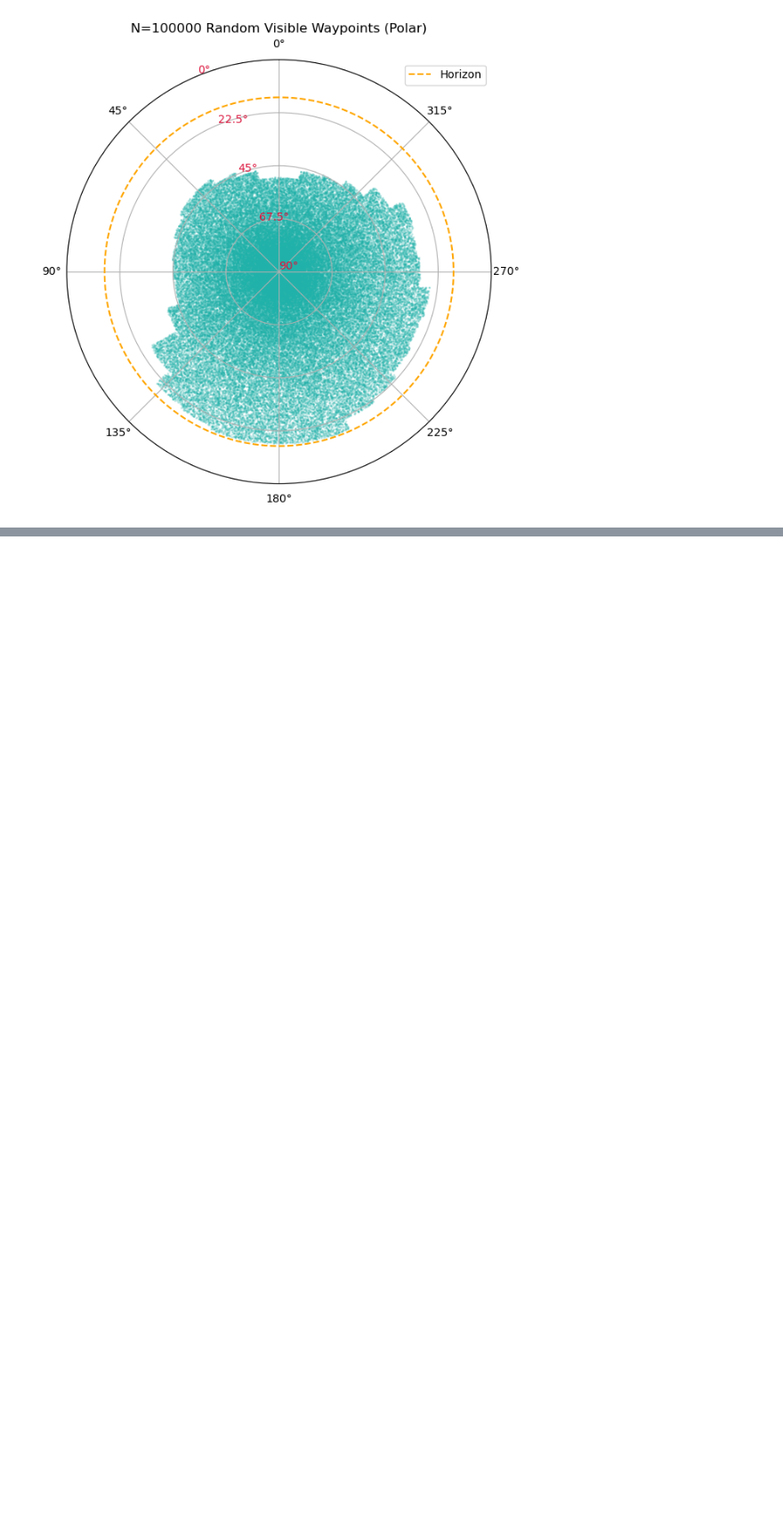
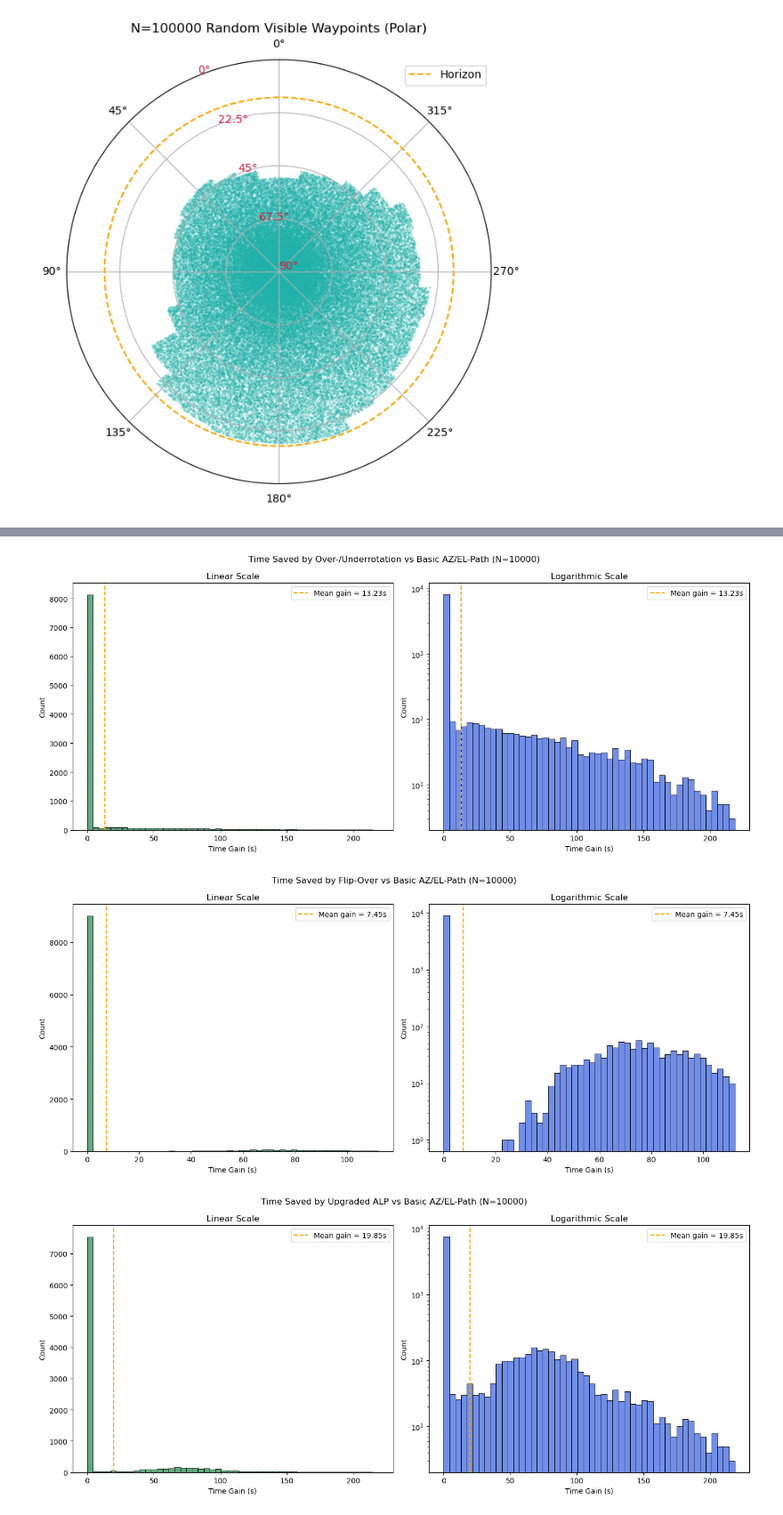
Before and after one commit to S-Wimmer1/Going-the-short-way, a Jupyter notebook: radtel3.0.ipynb, the cells around one changed output, grey strips where cells are left out. Shown at 89% size. Cells and saved outputs as stored; diff of their text form; code cells hidden in the pictures; blank space fills up the shorter version.

```diff
--- a/radtel3.0.ipynb
+++ b/radtel3.0.ipynb
@@ -158,6 +158,17 @@ def path_time_continuous(path):
     time_el = total_el / EL_SPEED
     return max(time_az, time_el)
 
+def slerp_direct_time(start, end):
+    p0 = azel_to_cartesian(*start)
+    p1 = azel_to_cartesian(*end)
+    omega = np.arccos(np.clip(np.dot(p0, p1), -1.0, 1.0))
+    arc_deg = np.degrees(omega)
+
+    time_az = arc_deg / AZ_SPEED
+    time_el = arc_deg / EL_SPEED
+
+    return max(time_az, time_el)
+
 slerp_path_time = path_time_continuous
 # %%
 #NOTE HELPER functions
@@ -387,7 +398,7 @@ def compare_method(wps: List[Tuple[float, float]], steps: int = 500) -> pd.DataF
 
 
         path_slerp = slerp_path(*start, *end, steps=500)
-        time_slerp = slerp_path_time(path_slerp)
+        time_slerp = slerp_direct_time(start, end)
         rows.append({"From": start, "To": end, "Method": "SLERP", "Time (s)": time_slerp})
 
     df = pd.DataFrame(rows)
@@ -407,7 +418,7 @@ def calc_paths(waypoints=waypoints):
 
         # SLERP path and time
         path_slerp = slerp_path(*start, *end, steps=500)
-        time_slerp = slerp_path_time(path_slerp)
+        time_slerp = slerp_direct_time(start, end)
         all_paths.append({
             "From": start,
             "To": end,
@@ -1225,0 +1214,47 @@ plt.show()
+# %%
+steps = 500
+N = 10000
+wps_visible = random_waypoints(N)
+
+df_over_under   = benchmark(wps_visible, alp_only_overr_underr, "Over/Under", steps=steps)
+df_flip         = benchmark(wps_visible, alp_only_flip, "Flip-Over", steps=steps)
+df_upgr         = benchmark(wps_visible, alp_upgraded_wrapper, "Upgraded", steps=steps)
+df_slerp        = benchmark(wps_visible, slerp_wrapper, "SLERP", steps=500)
+
+
+
+
+# HISTOGRAM
+def plot_gain_histograms(df, method_name, N):
+    fig, axs = plt.subplots(1, 2, figsize=(14, 6), sharey=False)
+
+    # Linear scale
+    sns.histplot(df["Gain"], bins=50, kde=False, color="seagreen", ax=axs[0])
+    axs[0].axvline(df["Gain"].mean(), color="orange", linestyle="--",
+                label=f"Mean gain = {df['Gain'].mean():.2f}s")
+    axs[0].set_title("Linear Scale")
+    axs[0].set_xlabel("Time Gain (s)")
+    axs[0].legend()
+
+    # Logarithmic scale
+    sns.histplot(df["Gain"], bins=50, kde=False, color="royalblue", ax=axs[1])
+    axs[1].axvline(df["Gain"].mean(), color="orange", linestyle="--",
+                label=f"Mean gain = {df['Gain'].mean():.2f}s")
+    axs[1].set_yscale("log")
+    axs[1].set_xlabel("Time Gain (s)")
+    axs[1].set_title("Logarithmic Scale")
+    axs[1].legend()
+
+    plt.suptitle(f"Time Saved by {method_name} vs Basic AZ/EL-Path (N={N})")
+    plt.tight_layout()
+
+    plt.show()
+
+plot_gain_histograms(df_over_under, "Over-/Underrotation", N)
+plot_gain_histograms(df_flip, "Flip-Over", N)
+plot_gain_histograms(df_upgr, "Upgraded ALP", N)
+plot_gain_histograms(df_slerp, "SLERP", N)
+# %% [output]
+[figure, added]
+[figure, added]
+[figure, added]
```
Also changed, not shown: parts of 8 cells of this notebook.
